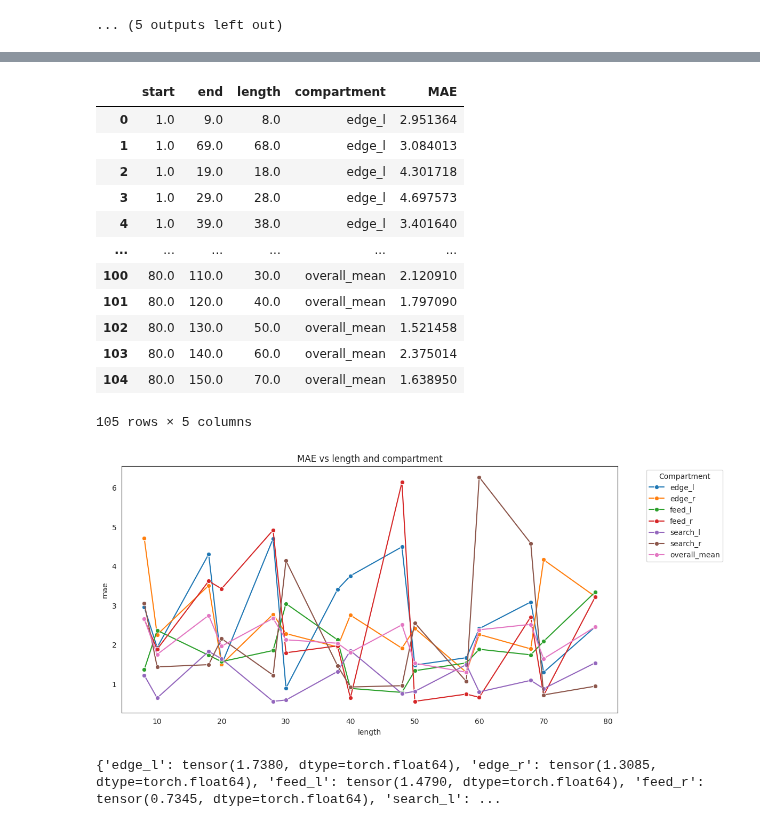
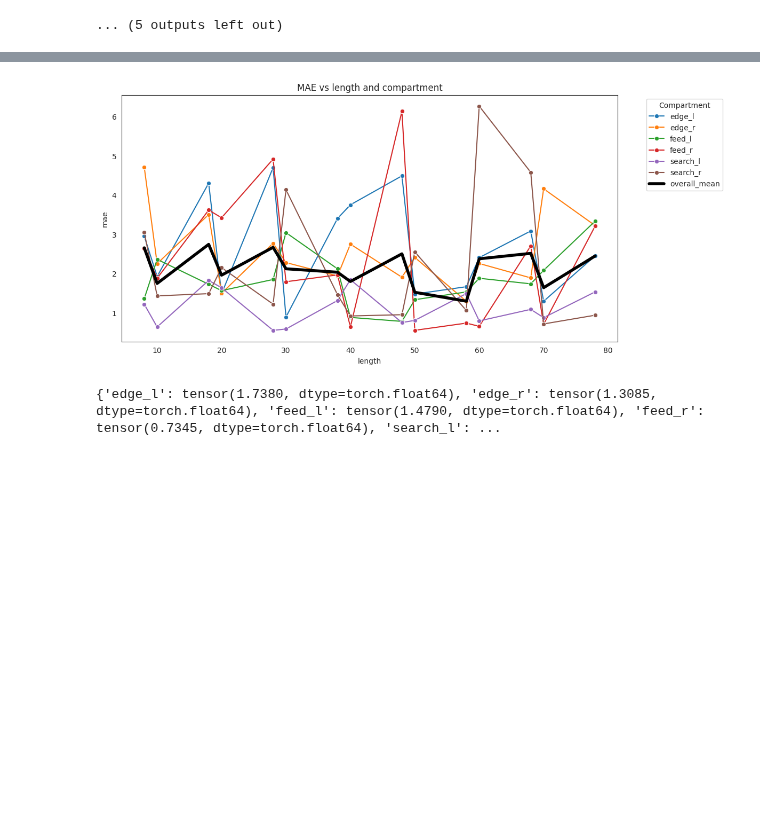
Before and after one commit to BasisResearch/collab-creatures, a Jupyter notebook: docs/experimental/piecemeal_ds_locust.ipynb, the cells around one changed output, grey strips where cells are left out. Cells and saved outputs as stored; diff of their text form; code cells hidden in the pictures; blank space fills up the shorter version.

```diff
--- a/docs/experimental/piecemeal_ds_locust.ipynb
+++ b/docs/experimental/piecemeal_ds_locust.ipynb
@@ -256,18 +256,20 @@ for key, value in samples_400.items():
     df.loc[key] = [start, end, end - start] +[maes[var].item() for var in df.columns[3:-1]] +  [overall_mean]
 
 
-df_for_plot = df.melt(id_vars=['length'], value_vars=df.columns[3:], var_name='compartment', value_name='MAE')
+df_for_plot = df.melt(id_vars=['length'], value_vars=df.columns[3:-1], var_name='compartment', value_name='MAE')
 
 plt.figure(figsize=(12, 6))
 sns.lineplot(x='length', y='MAE', hue='compartment', data=df_for_plot, marker='o')
+
+sns.lineplot(x=df['length'], y=df['overall_mean'], label='overall_mean',
+             linewidth=4.0, color='black')
 
 plt.xlabel('length')
 plt.ylabel('mae')
 plt.title('MAE vs length and compartment')
 plt.legend(title='Compartment', bbox_to_anchor=(1.05, 1), loc='upper left')
 
-overall_mean_index = df_for_plot[df_long['compartment'] == 'overall_mean'].index[0]
-handles, labels = plt.gca().get_legend().get_handles_labels()
-handles[overall_mean_index].set_linewidth(4.0)
+
+
 plt.show()
 # %% [output]
@@ -290,14 +276 @@ plt.show()
-|  | start | end | length | compartment | MAE |
-| 0 | 1.0 | 9.0 | 8.0 | edge_l | 2.951364 |
-| 1 | 1.0 | 69.0 | 68.0 | edge_l | 3.084013 |
-| 2 | 1.0 | 19.0 | 18.0 | edge_l | 4.301718 |
-| 3 | 1.0 | 29.0 | 28.0 | edge_l | 4.697573 |
-| 4 | 1.0 | 39.0 | 38.0 | edge_l | 3.401640 |
-| ... | ... | ... | ... | ... | ... |
-| 100 | 80.0 | 110.0 | 30.0 | overall_mean | 2.120910 |
-| 101 | 80.0 | 120.0 | 40.0 | overall_mean | 1.797090 |
-| 102 | 80.0 | 130.0 | 50.0 | overall_mean | 1.521458 |
-| 103 | 80.0 | 140.0 | 60.0 | overall_mean | 2.375014 |
-| 104 | 80.0 | 150.0 | 70.0 | overall_mean | 1.638950 |
-105 rows × 5 columns
-[figure, old version]
+[figure, new version]
```
Also changed, not shown: parts of 4 cells of this notebook, 7 other files.
